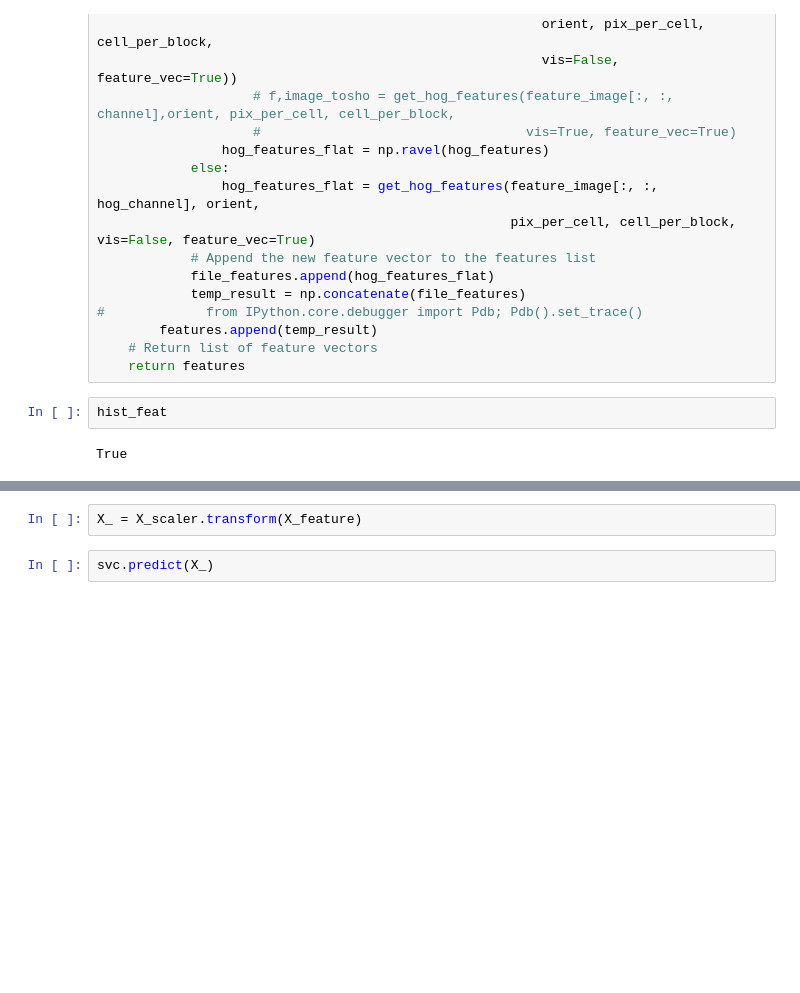
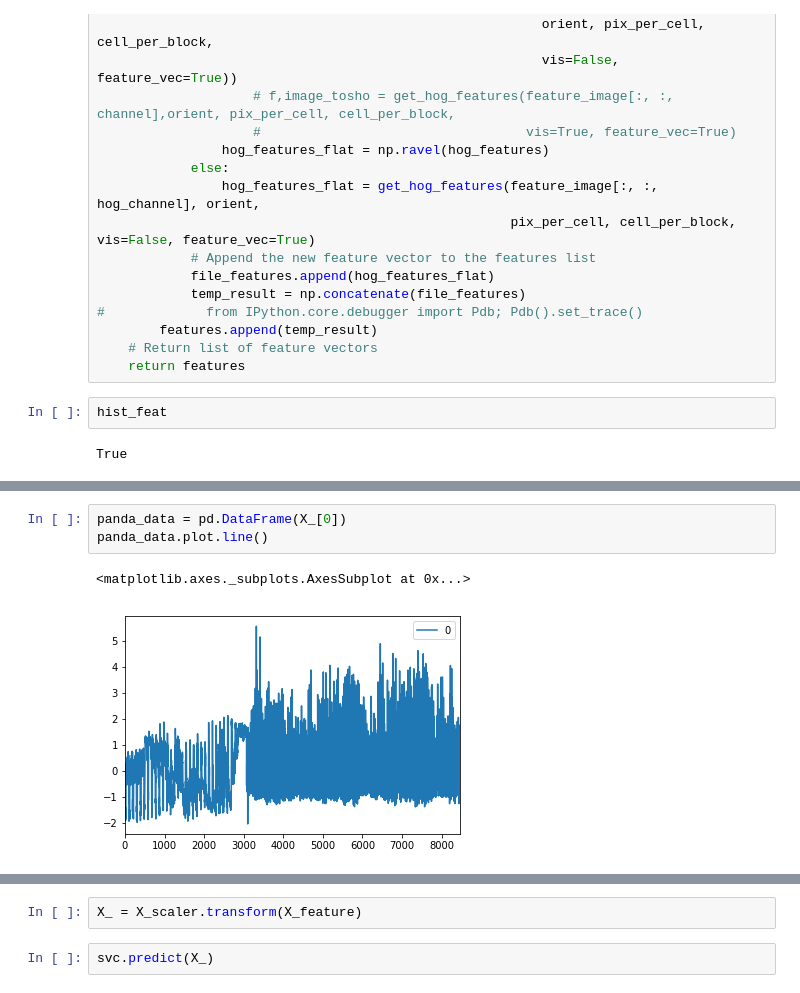
Before and after one commit to GinYoshida/Udacity_CarND_P5_Vehicle_Detection, a Jupyter notebook: Code_test.ipynb, the cells around one changed output, grey strips where cells are left out. Saved outputs shown, nothing was run; the diff lists cells and outputs as text; blank space fills up the shorter version.

```diff
--- a/Code_test.ipynb
+++ b/Code_test.ipynb
@@ -173,0 +180,6 @@ error: C:\projects\opencv-python\opencv\modules\imgproc\src\color.cpp:10606: err
+# %%
+panda_data = pd.DataFrame(X_[0])
+panda_data.plot.line()
+# %% [output]
+<matplotlib.axes._subplots.AxesSubplot at 0x...>
+[figure, added]
```
Also changed, not shown: parts of 4 cells of this notebook, 1 other file.
